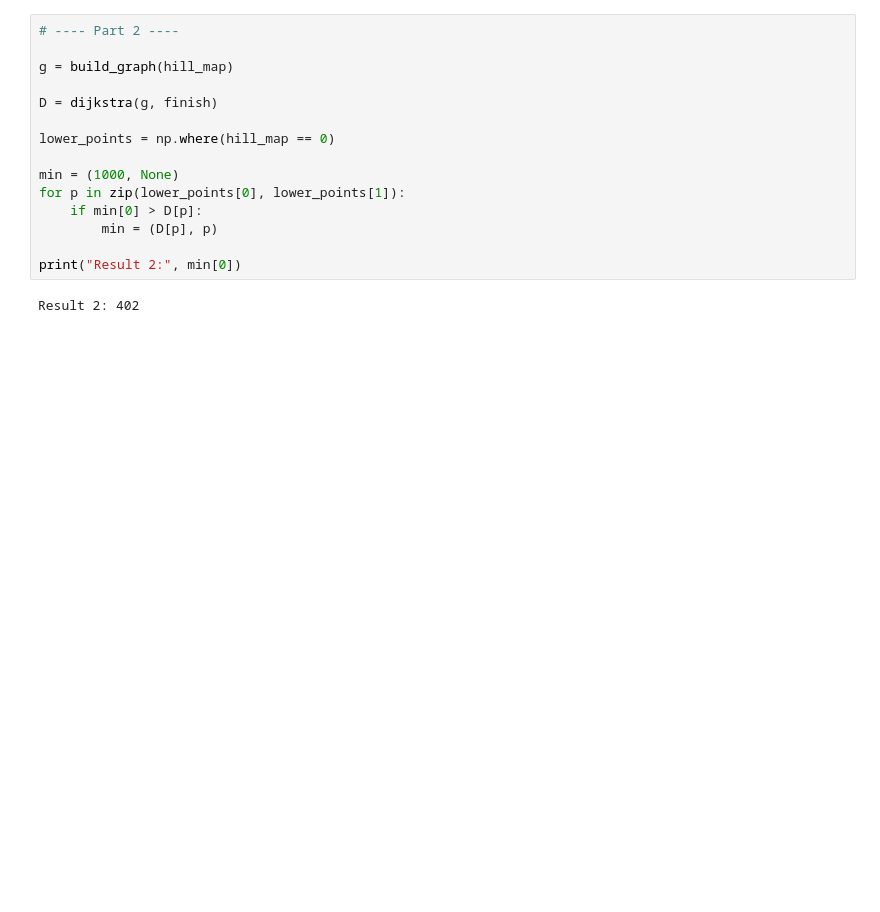
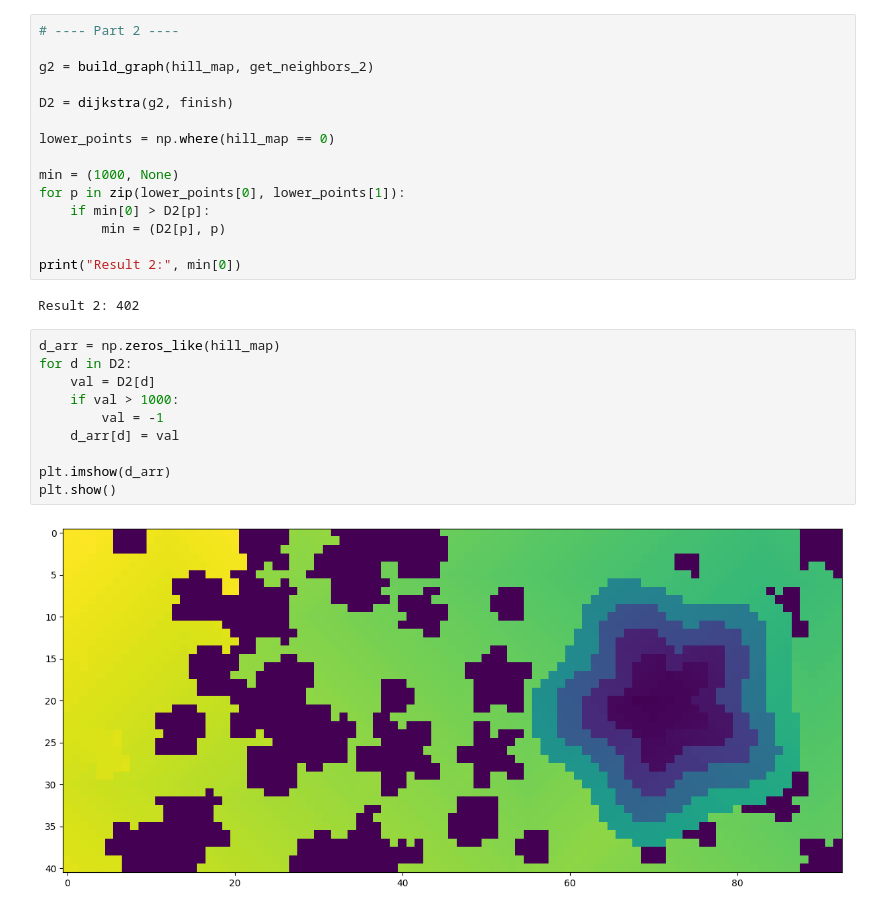
Before and after one commit to enricd/AdventOfCode, a Jupyter notebook: y_2022/day12.ipynb, the cells around one changed output. Cells and saved outputs as stored; diff of their text form; blank space fills up the shorter version.

```diff
--- a/y_2022/day12.ipynb
+++ b/y_2022/day12.ipynb
@@ -181,17 +200,29 @@ frame_one.save("day12_part_1.gif", format="GIF", append_images=frames, save_all=
 # %%
 # ---- Part 2 ----
 
-g = build_graph(hill_map)
+g2 = build_graph(hill_map, get_neighbors_2)
 
-D = dijkstra(g, finish)
+D2 = dijkstra(g2, finish)
 
 lower_points = np.where(hill_map == 0)
 
 min = (1000, None)
 for p in zip(lower_points[0], lower_points[1]):
-    if min[0] > D[p]:
-        min = (D[p], p)
+    if min[0] > D2[p]:
+        min = (D2[p], p)
 
 print("Result 2:", min[0])
 # %% [output]
 Result 2: 402
+# %%
+d_arr = np.zeros_like(hill_map)
+for d in D2:
+    val = D2[d]
+    if val > 1000:
+        val = -1
+    d_arr[d] = val
+
+plt.imshow(d_arr)
+plt.show()
+# %% [output]
+[figure, added]
```
Also changed, not shown: parts of 8 cells of this notebook.
